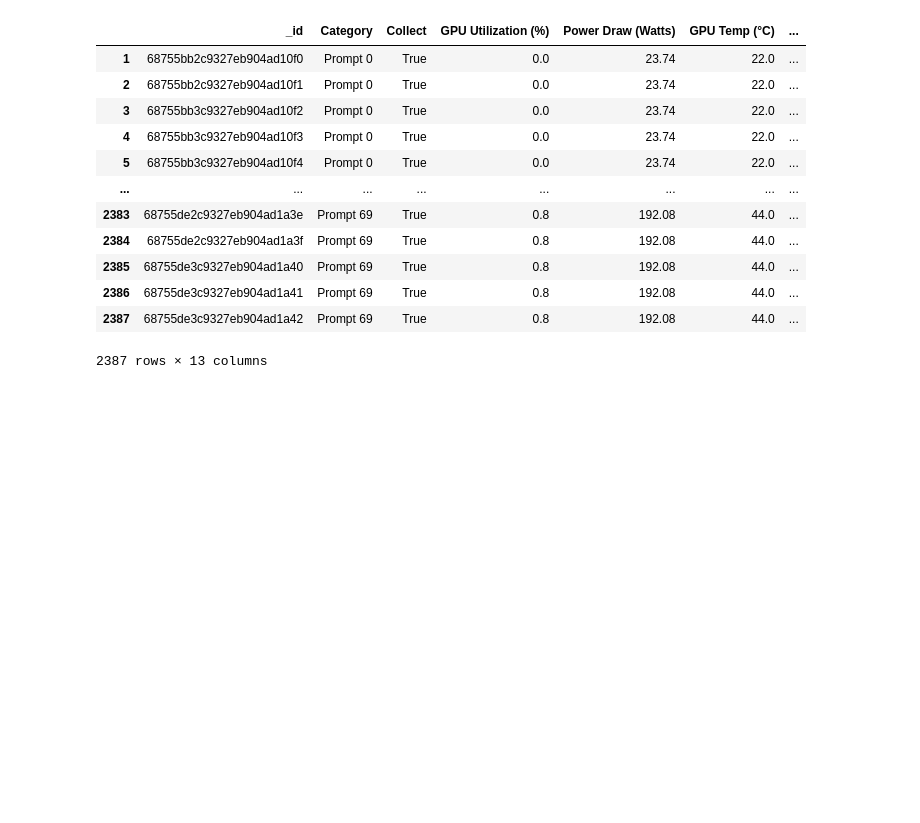
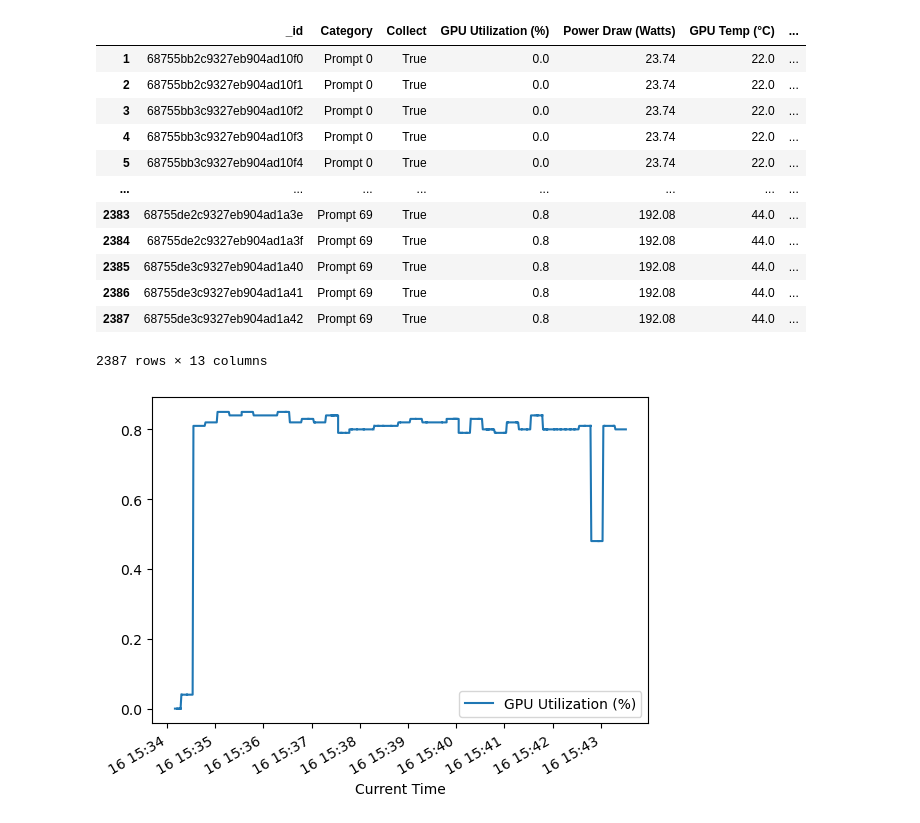
Before and after one commit to alt-rahul/5g-edge-app, a Jupyter notebook: data/processing/metric_eda.ipynb, the cells around one changed output. Drawn from its saved outputs; the diff is of its cells as text; code cells hidden in the pictures; blank space fills up the shorter version.

```diff
--- a/data/processing/metric_eda.ipynb
+++ b/data/processing/metric_eda.ipynb
@@ -50,3 +50,13 @@ live_metrics
 | 2386 | 68755de3c9327eb904ad1a41 | Prompt 69 | True | 0.8 | 192.08 | 44.0 | ... |
 | 2387 | 68755de3c9327eb904ad1a42 | Prompt 69 | True | 0.8 | 192.08 | 44.0 | ... |
 2387 rows × 13 columns
+# %%
+live_metrics["GPU Utilization (%)"] = pd.to_numeric(live_metrics["GPU Utilization (%)"])
+# %%
+live_metrics['Current Time'] = pd.to_datetime(live_metrics['Current Time'], format='%H:%M:%S')
+# %%
+import matplotlib.pyplot as plt
+live_metrics.plot('Current Time', "GPU Utilization (%)")
+plt.show()
+# %% [output]
+[figure, added]
```
Also changed, not shown: parts of 1 cell of this notebook.
